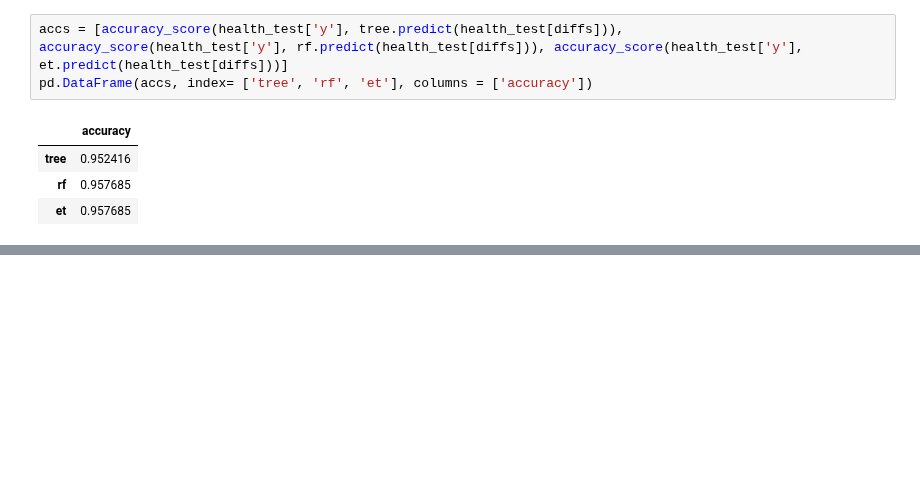
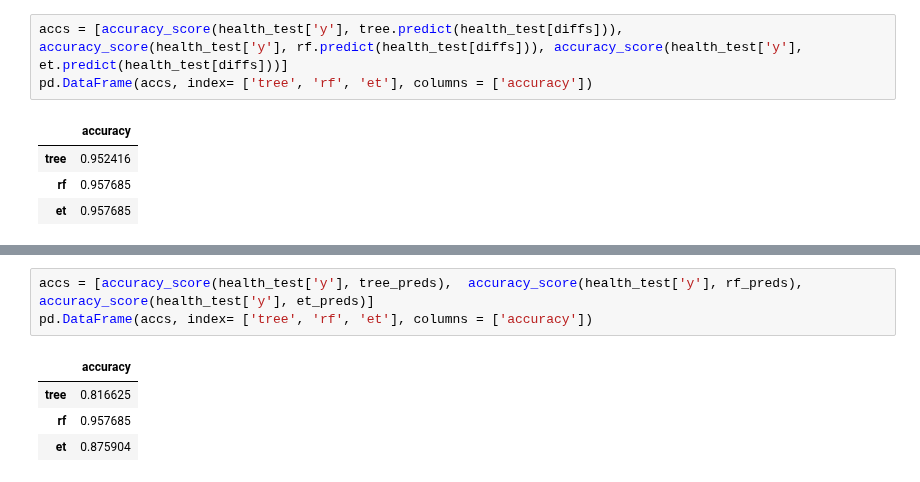
Before and after one commit to ghuckabe/DSTMarketAnalysis, a Jupyter notebook: kaggle_health_classify.ipynb, the cells around one changed output, grey strips where cells are left out. Drawn from its saved outputs; the diff is of its cells as text; blank space fills up the shorter version.

```diff
--- a/kaggle_health_classify.ipynb
+++ b/kaggle_health_classify.ipynb
@@ -657,0 +790,8 @@ pd.DataFrame(accs, index= ['tree', 'rf', 'et'], columns = ['accuracy'])
+# %%
+accs = [accuracy_score(health_test['y'], tree_preds),  accuracy_score(health_test['y'], rf_preds), accuracy_score(health_test['y'], et_preds)]
+pd.DataFrame(accs, index= ['tree', 'rf', 'et'], columns = ['accuracy'])
+# %% [output]
+|  | accuracy |
+| tree | 0.816625 |
+| rf | 0.957685 |
+| et | 0.875904 |
```
Also changed, not shown: parts of 20 cells of this notebook, 1 other file.
